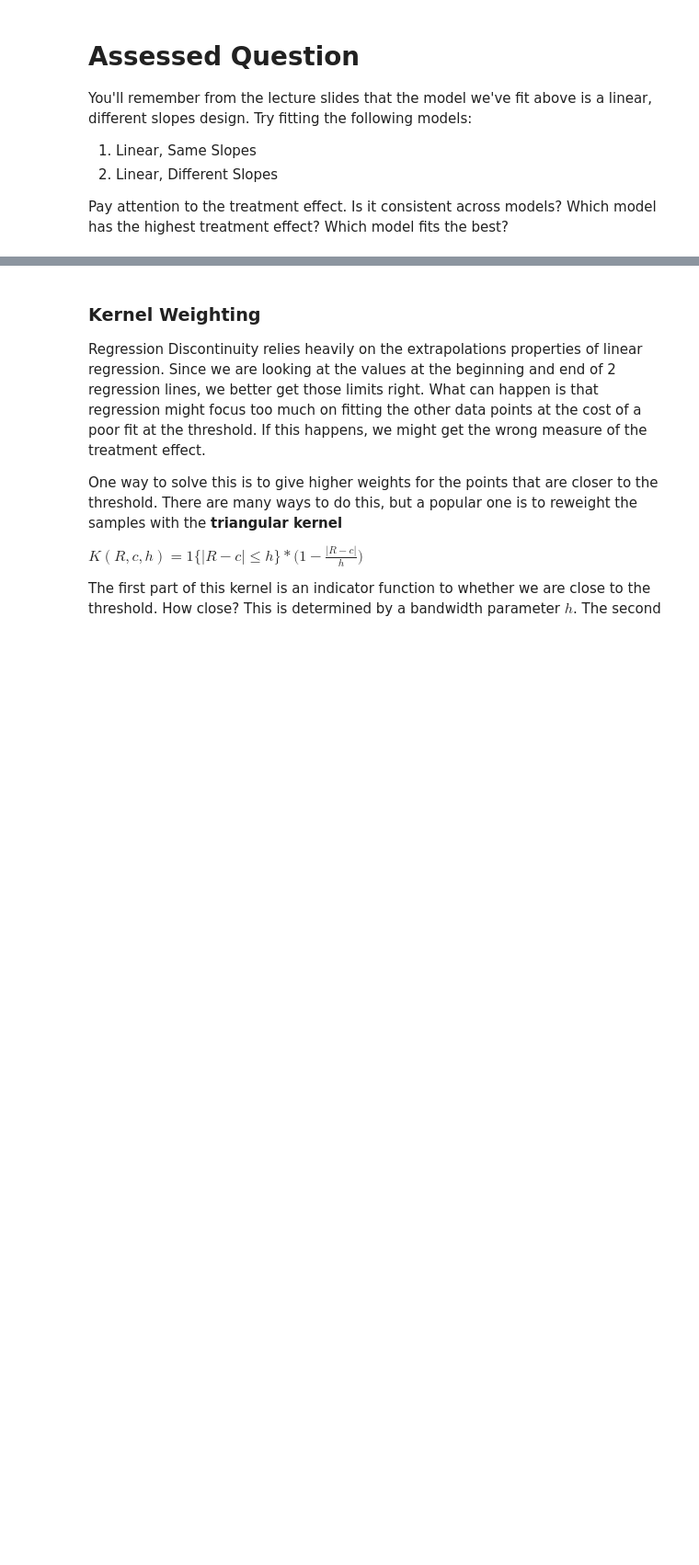
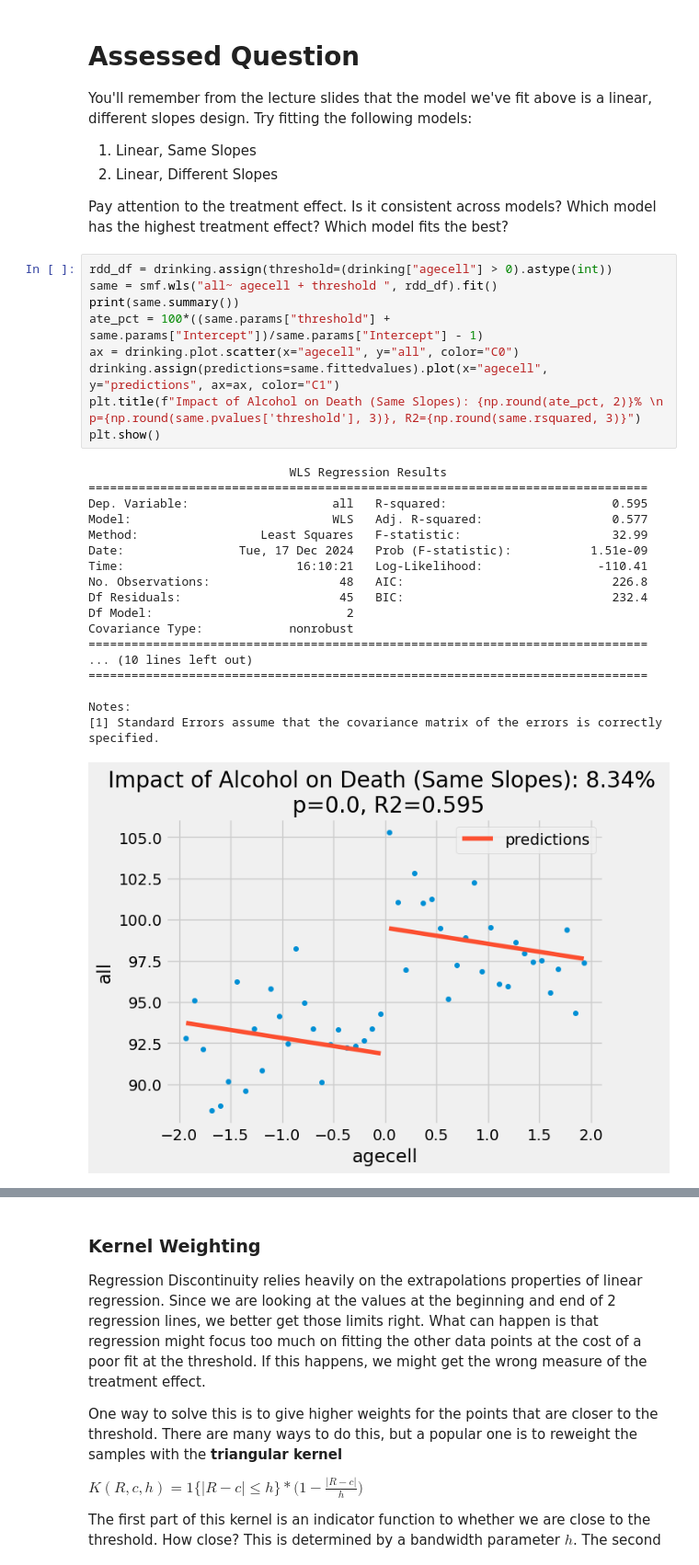
Before and after one commit to 4dri4ne/QM2, a Jupyter notebook: notebooks/W09. Regression Discontinuity.ipynb, the cells around one changed output, grey strips where cells are left out. Shown at 92% size. Drawn from its saved outputs; the diff is of its cells as text; blank space fills up the shorter version.

```diff
--- a/notebooks/W09. Regression Discontinuity.ipynb
+++ b/notebooks/W09. Regression Discontinuity.ipynb
@@ -244,3 +236,31 @@ You'll remember from the lecture slides that the model we've fit above is a line
 2. Linear, Different Slopes
 
 Pay attention to the treatment effect. Is it consistent across models? Which model has the highest treatment effect? Which model fits the best?
+# %%
+rdd_df = drinking.assign(threshold=(drinking["agecell"] > 0).astype(int))
+same = smf.wls("all~ agecell + threshold ", rdd_df).fit()
+print(same.summary())
+ate_pct = 100*((same.params["threshold"] + same.params["Intercept"])/same.params["Intercept"] - 1)
+ax = drinking.plot.scatter(x="agecell", y="all", color="C0")
+drinking.assign(predictions=same.fittedvalues).plot(x="agecell", y="predictions", ax=ax, color="C1")
+plt.title(f"Impact of Alcohol on Death (Same Slopes): {np.round(ate_pct, 2)}% \n p={np.round(same.pvalues['threshold'], 3)}, R2={np.round(same.rsquared, 3)}")
+plt.show()
+# %% [output]
+                            WLS Regression Results
+==============================================================================
+Dep. Variable:                    all   R-squared:                       0.595
+Model:                            WLS   Adj. R-squared:                  0.577
+Method:                 Least Squares   F-statistic:                     32.99
+Date:                Tue, 17 Dec 2024   Prob (F-statistic):           1.51e-09
+Time:                        16:10:21   Log-Likelihood:                -110.41
+No. Observations:                  48   AIC:                             226.8
+Df Residuals:                      45   BIC:                             232.4
+Df Model:                           2
+Covariance Type:            nonrobust
+==============================================================================
+... (10 lines left out)
+==============================================================================
+
+Notes:
+[1] Standard Errors assume that the covariance matrix of the errors is correctly specified.
+[figure, added]
```
Also changed, not shown: parts of 11 cells of this notebook.
